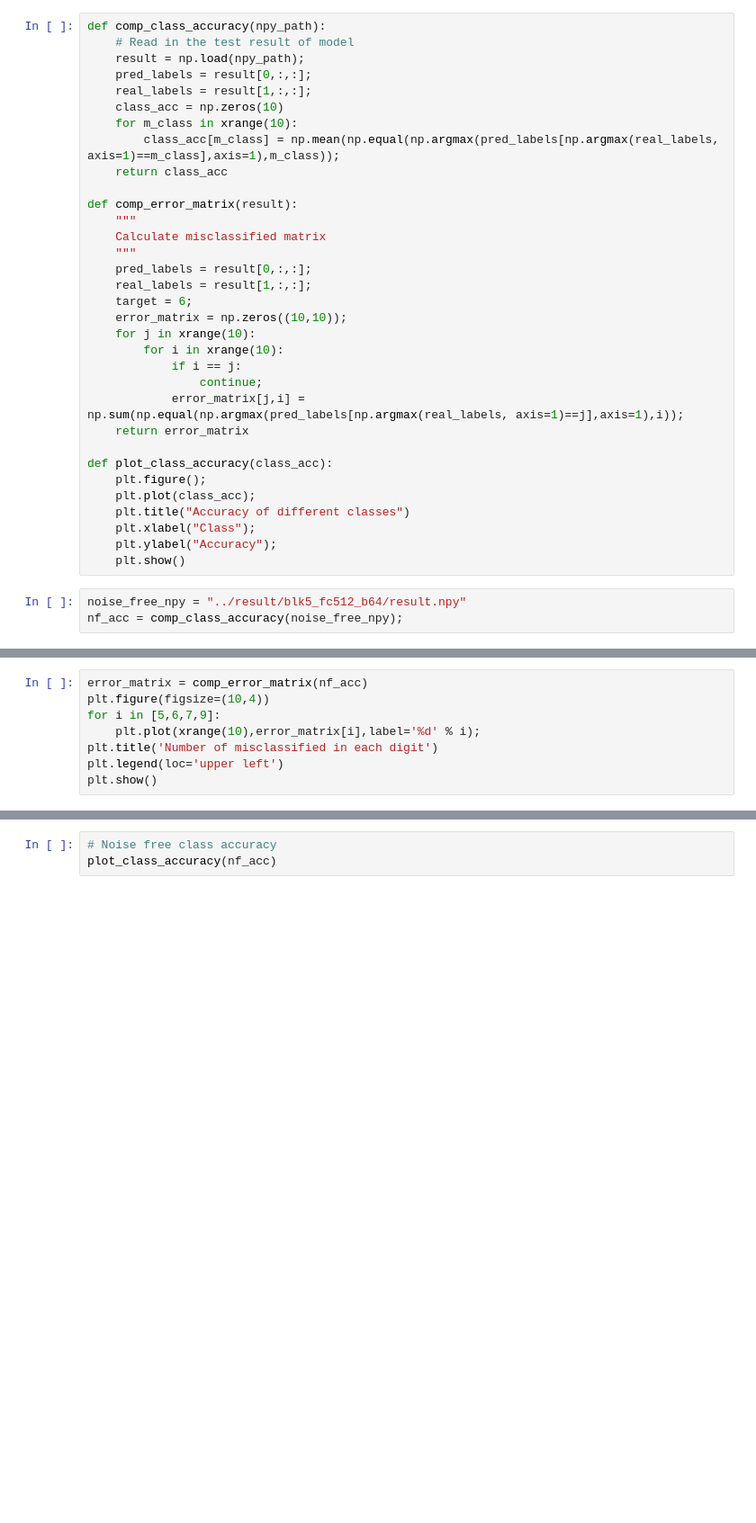
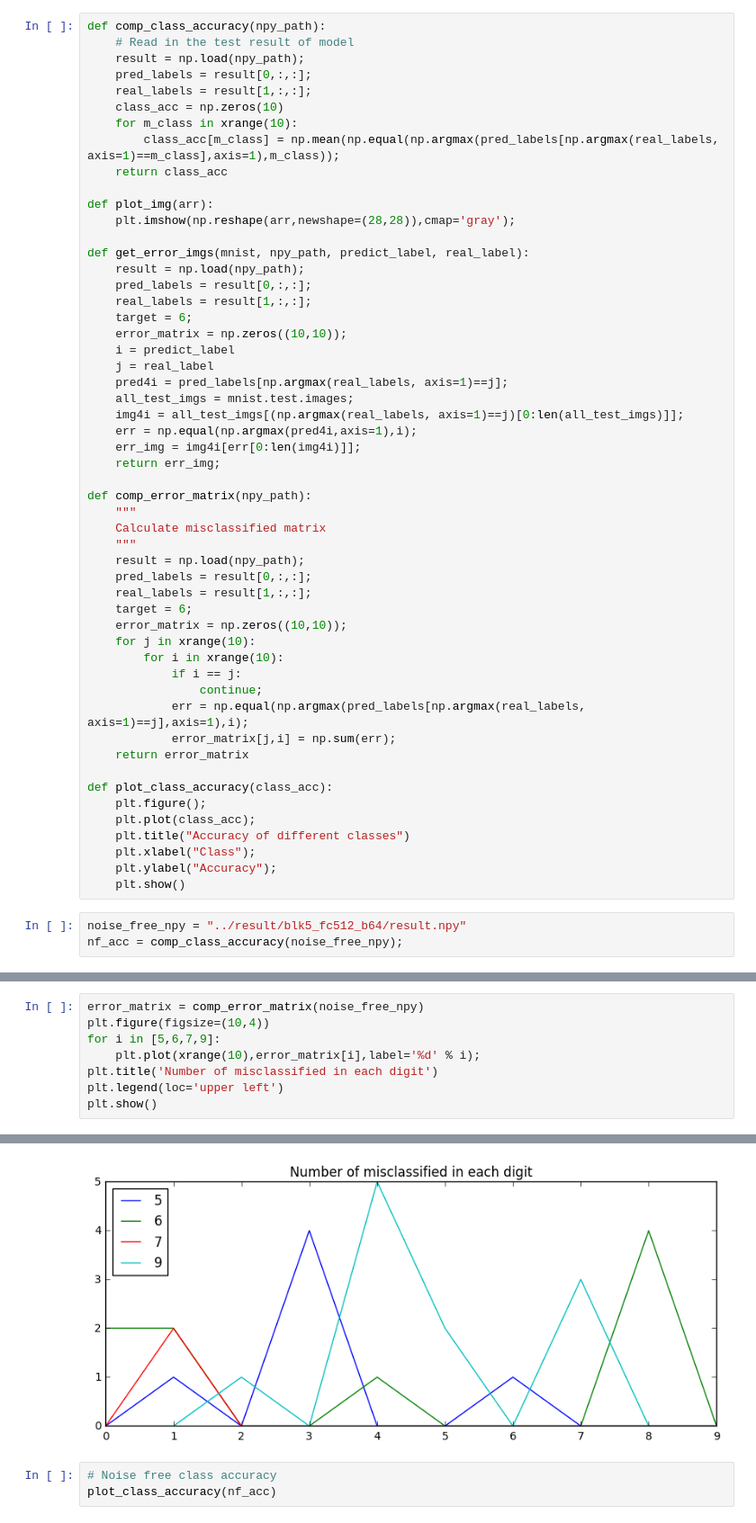
Before and after one commit to YuhuaBillChen/tf-minist-playground, a Jupyter notebook: notebook/class_accuracy.ipynb, the cells around one changed output, grey strips where cells are left out. Shown at 90% size. Cells and saved outputs as stored; diff of their text form; blank space fills up the shorter version.

```diff
--- a/notebook/class_accuracy.ipynb
+++ b/notebook/class_accuracy.ipynb
@@ -13,10 +13,29 @@ def comp_class_accuracy(npy_path):
         class_acc[m_class] = np.mean(np.equal(np.argmax(pred_labels[np.argmax(real_labels, axis=1)==m_class],axis=1),m_class));
     return class_acc
 
-def comp_error_matrix(result):
+def plot_img(arr):
+    plt.imshow(np.reshape(arr,newshape=(28,28)),cmap='gray');
+
+def get_error_imgs(mnist, npy_path, predict_label, real_label):
+    result = np.load(npy_path);
+    pred_labels = result[0,:,:];
+    real_labels = result[1,:,:];
+    target = 6;
+    error_matrix = np.zeros((10,10));
+    i = predict_label
+    j = real_label
+    pred4i = pred_labels[np.argmax(real_labels, axis=1)==j];
+    all_test_imgs = mnist.test.images;
+    img4i = all_test_imgs[(np.argmax(real_labels, axis=1)==j)[0:len(all_test_imgs)]];
+    err = np.equal(np.argmax(pred4i,axis=1),i);
+    err_img = img4i[err[0:len(img4i)]];
+    return err_img;
+
+def comp_error_matrix(npy_path):
     """
     Calculate misclassified matrix
     """
+    result = np.load(npy_path);
     pred_labels = result[0,:,:];
     real_labels = result[1,:,:];
     target = 6;
@@ -25,7 +44,8 @@ def comp_error_matrix(result):
         for i in xrange(10):
             if i == j:
                 continue;
-            error_matrix[j,i] = np.sum(np.equal(np.argmax(pred_labels[np.argmax(real_labels, axis=1)==j],axis=1),i));
+            err = np.equal(np.argmax(pred_labels[np.argmax(real_labels, axis=1)==j],axis=1),i);
+            error_matrix[j,i] = np.sum(err);
     return error_matrix
 
 def plot_class_accuracy(class_acc):
@@ -50,5 +68,5 @@ IOError: [Errno 2] No such file or directory: '../result/blk5_fc512_b64/noisy_im
 # %%
-error_matrix = comp_error_matrix(nf_acc)
+error_matrix = comp_error_matrix(noise_free_npy)
 plt.figure(figsize=(10,4))
 for i in [5,6,7,9]:
     plt.plot(xrange(10),error_matrix[i],label='%d' % i);
@@ -60,3 +77,4 @@ NameError: name 'nf_acc' is not defined
+[figure, added]
 # %%
 # Noise free class accuracy
 plot_class_accuracy(nf_acc)
```
Also changed, not shown: parts of 7 cells of this notebook, 1 other file.
